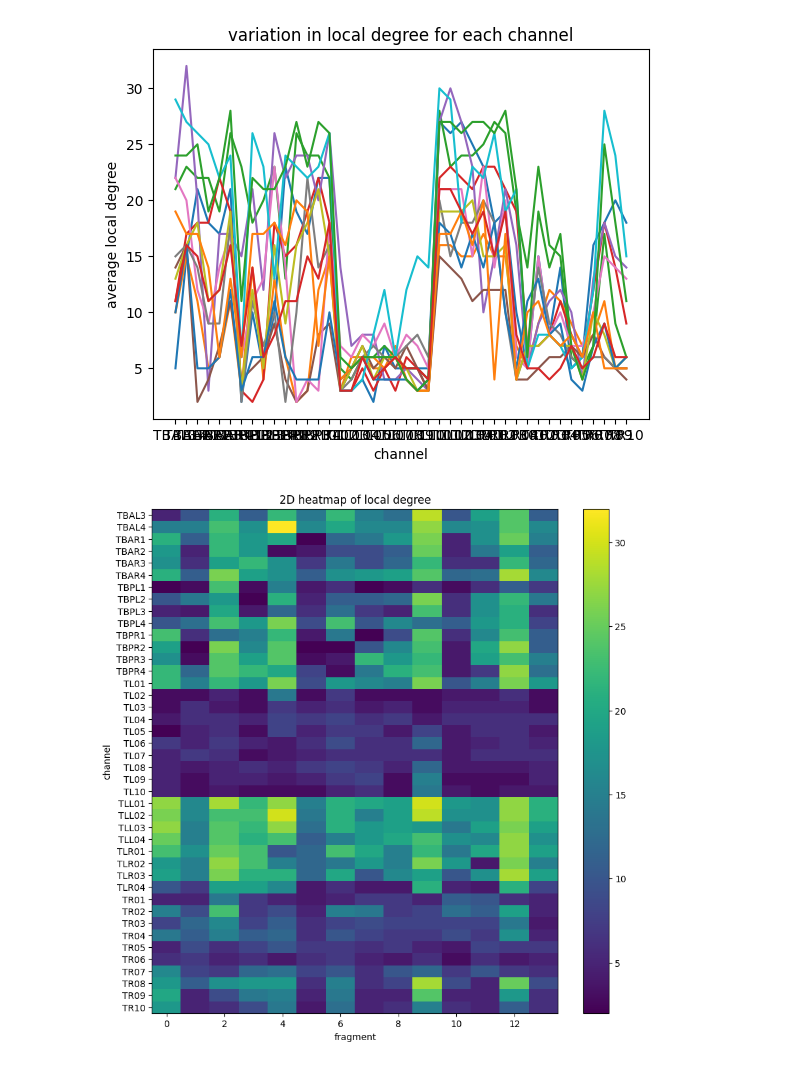
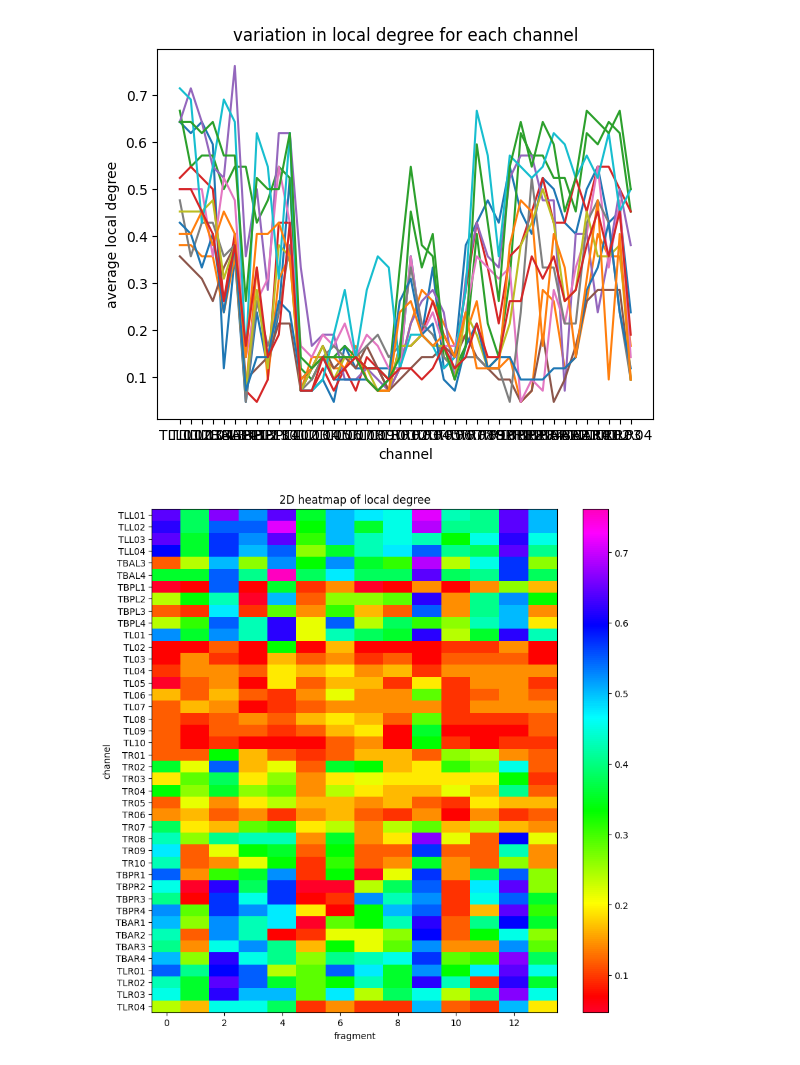
Before and after one commit to 100smdok/dpcn-project-eegp8, a Jupyter notebook: analysis.ipynb, the cells around one changed output. Cells and saved outputs as stored; diff of their text form; code cells hidden in the pictures.

Commit message:
rearranged the channels and changed graphs

```diff
--- a/analysis.ipynb
+++ b/analysis.ipynb
@@ -3,6 +3,7 @@ import numpy as np
 import pandas as pd
 import matplotlib.pyplot as plt
 import networkx as nx
+my_cmap = 'gist_rainbow'
 # %%
 # load the data from csv files
 def load_from_fragments(name):
@@ -35,33 +37,37 @@ data_029b0RMT
 # %%
 # part 1 : variation in local degree
 def local_degree(data):
-    local_degree = data.sum(axis=1)
+    local_degree = data.sum(axis=1)/data.shape[1]
     return local_degree
 
-loc_deg_arr = np.zeros((int(data_029b0RMT.shape[0]/data_029b0RMT.shape[1]), data_029b0RMT.shape[1]))
+def plot_loc_degree(data):
+    loc_deg_arr = np.zeros((int(data.shape[0]/data.shape[1]), data.shape[1]))
 
-num_channels = data_029b0RMT.shape[1]
-# the channel names
-channels = data_029b0RMT.columns
-for i in range(0, data_029b0RMT.shape[0], num_channels):
-    # get the local degree for each channel at each fragment
-    loc_deg = local_degree(data_029b0RMT.iloc[i:i+num_channels])
-    loc_deg_arr[i//num_channels] = loc_deg
-    plt.plot(loc_deg)
-plt.xlabel('channel')
-plt.ylabel('average local degree')
-plt.title('variation in local degree for each channel')
-plt.show()
+    num_channels = data.shape[1]
+    # the channel names
+    channels = data.columns
+    for i in range(0, data.shape[0], num_channels):
+        # get the local degree for each channel at each fragment
+        loc_deg = local_degree(data.iloc[i:i+num_channels])
+        loc_deg_arr[i//num_channels] = loc_deg
+        plt.plot(loc_deg)
+    plt.xlabel('channel')
+    plt.ylabel('average local degree')
+    plt.title('variation in local degree for each channel')
+    plt.show()
 
-# plot a 2D heatmap of the local degree
-plt.figure(figsize=(10,10))
-plt.imshow(loc_deg_arr.transpose(), aspect='auto')
-plt.colorbar()
-plt.xlabel('fragment')
-plt.ylabel('channel')
-plt.title('2D heatmap of local degree')
-plt.yticks(range(num_channels), channels)
-plt.show()
+    # plot a 2D heatmap of the local degree
+    plt.figure(figsize=(10,10))
+    plt.imshow(loc_deg_arr.transpose(), aspect='auto', cmap=my_cmap)
+    plt.colorbar()
+    plt.xlabel('fragment')
+    plt.ylabel('channel')
+    plt.title('2D heatmap of local degree')
+    plt.yticks(range(num_channels), channels)
+    plt.show()
+
+plot_loc_degree(data_029b0RMT)
+plot_loc_degree(data_117h0RMT)
 # %% [output]
-[figure, old version]
+[figure, new version]
-[figure, old version]
+[figure, new version]
```
Also changed, not shown: parts of 4 cells of this notebook, 3 other files.
